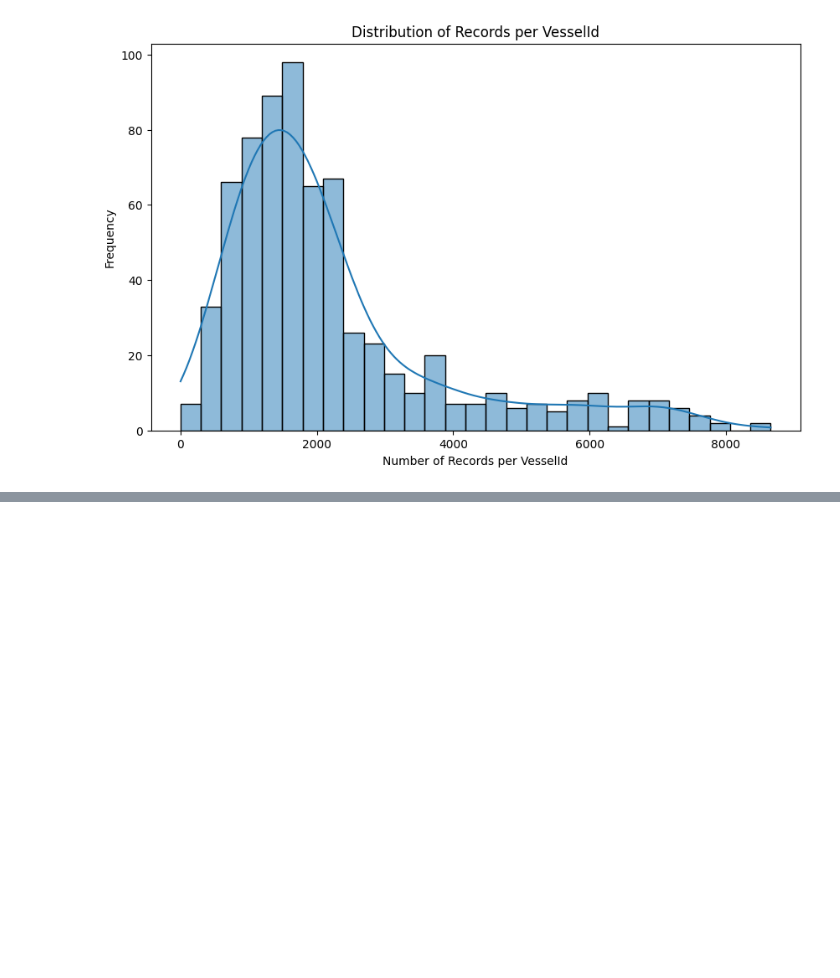
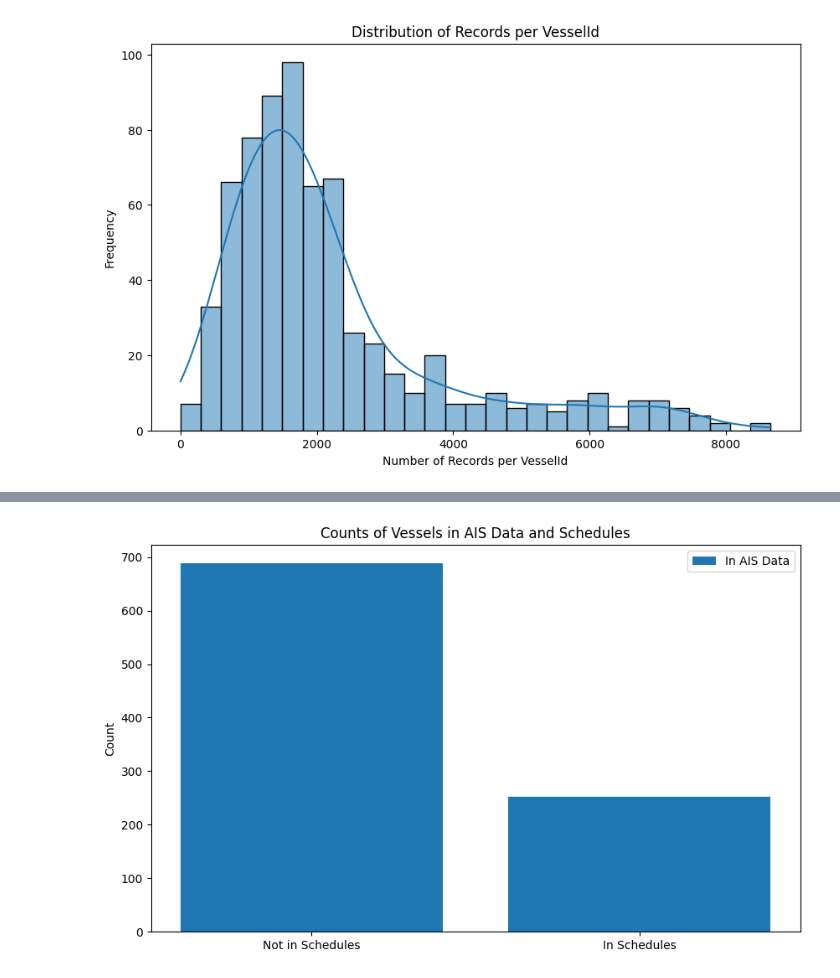
Before and after one commit to iverri/ML-Group-Project, a Jupyter notebook: src/data_analisys.ipynb, the cells around one changed output, grey strips where cells are left out. Saved outputs shown, nothing was run; the diff lists cells and outputs as text; code cells hidden in the pictures; blank space fills up the shorter version.

```diff
--- a/src/data_analisys.ipynb
+++ b/src/data_analisys.ipynb
@@ -152,0 +193,20 @@ dtype: int64
+# %%
+# plot how many ships are mentioned in the schedules and how many are not
+
+# Count of unique vesselIds in schedules and AIS data
+vessel_ids_schedule = schedules['vesselId'].unique()
+vessel_ids_ais = ais_train['vesselId'].unique()
+
+# Count of unique vesselIds in schedules but not in AIS data
+count_vessels_in_schedules = len(vessel_ids_schedule)
+count_vessels_in_ais = len(vessel_ids_ais)
+
+# Plotting the counts
+plt.figure(figsize=(10, 6))
+plt.bar(['Not in Schedules', 'In Schedules'], [count_vessels_in_ais, count_vessels_in_schedules], label='In AIS Data')
+plt.title('Counts of Vessels in AIS Data and Schedules')
+plt.ylabel('Count')
+plt.legend()
+plt.show()
+# %% [output]
+[figure, added]
```
Also changed, not shown: parts of 2 cells of this notebook, 15 other files.
